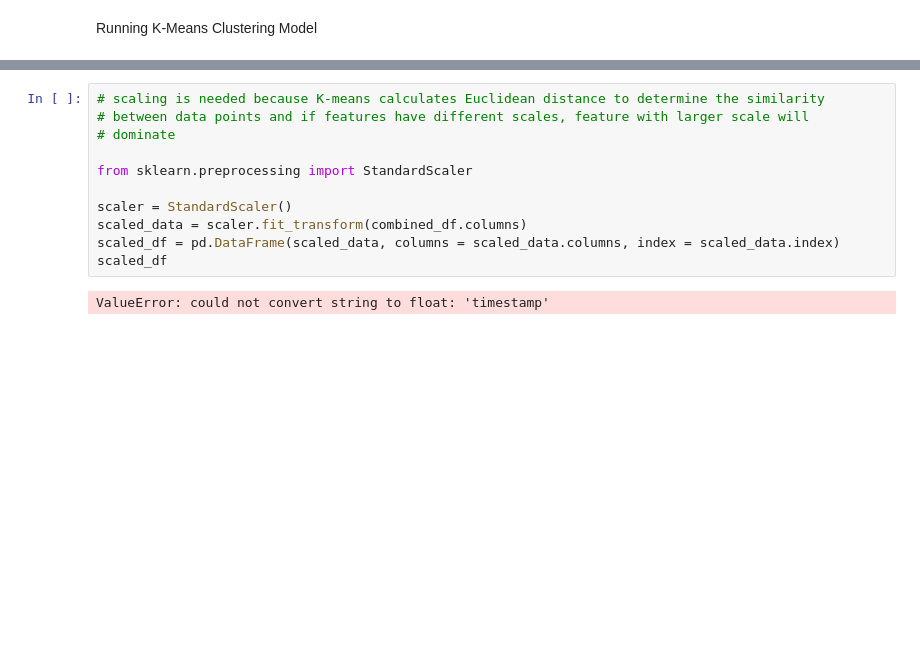
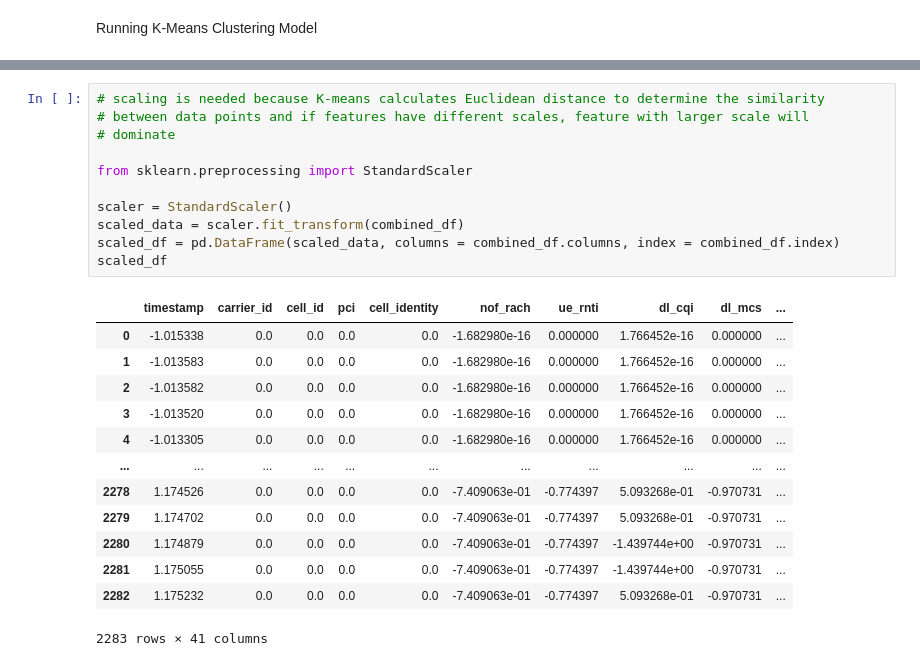
Before and after one commit to rachelchan0324/sense_oran_ml, a Jupyter notebook: mlmodel.ipynb, the cells around one changed output, grey strips where cells are left out. Drawn from its saved outputs; the diff is of its cells as text; blank space fills up the shorter version.

```diff
--- a/mlmodel.ipynb
+++ b/mlmodel.ipynb
@@ -219,13 +205,25 @@ Requirement already satisfied: threadpoolctl>=3.1.0 in ./sklearn-env/lib/python3
 # %%
 # scaling is needed because K-means calculates Euclidean distance to determine the similarity
 # between data points and if features have different scales, feature with larger scale will
 # dominate
 
 from sklearn.preprocessing import StandardScaler
 
 scaler = StandardScaler()
-scaled_data = scaler.fit_transform(combined_df.columns)
-scaled_df = pd.DataFrame(scaled_data, columns = scaled_data.columns, index = scaled_data.index)
+scaled_data = scaler.fit_transform(combined_df)
+scaled_df = pd.DataFrame(scaled_data, columns = combined_df.columns, index = combined_df.index)
 scaled_df
 # %% [output]
+|  | timestamp | carrier_id | cell_id | pci | cell_identity | nof_rach | ue_rnti | dl_cqi | dl_mcs | ... |
+| 0 | -1.015338 | 0.0 | 0.0 | 0.0 | 0.0 | -1.682980e-16 | 0.000000 | 1.766452e-16 | 0.000000 | ... |
+| 1 | -1.013583 | 0.0 | 0.0 | 0.0 | 0.0 | -1.682980e-16 | 0.000000 | 1.766452e-16 | 0.000000 | ... |
+| 2 | -1.013582 | 0.0 | 0.0 | 0.0 | 0.0 | -1.682980e-16 | 0.000000 | 1.766452e-16 | 0.000000 | ... |
+| 3 | -1.013520 | 0.0 | 0.0 | 0.0 | 0.0 | -1.682980e-16 | 0.000000 | 1.766452e-16 | 0.000000 | ... |
+| 4 | -1.013305 | 0.0 | 0.0 | 0.0 | 0.0 | -1.682980e-16 | 0.000000 | 1.766452e-16 | 0.000000 | ... |
+| ... | ... | ... | ... | ... | ... | ... | ... | ... | ... | ... |
+| 2278 | 1.174526 | 0.0 | 0.0 | 0.0 | 0.0 | -7.409063e-01 | -0.774397 | 5.093268e-01 | -0.970731 | ... |
+| 2279 | 1.174702 | 0.0 | 0.0 | 0.0 | 0.0 | -7.409063e-01 | -0.774397 | 5.093268e-01 | -0.970731 | ... |
+| 2280 | 1.174879 | 0.0 | 0.0 | 0.0 | 0.0 | -7.409063e-01 | -0.774397 | -1.439744e+00 | -0.970731 | ... |
+| 2281 | 1.175055 | 0.0 | 0.0 | 0.0 | 0.0 | -7.409063e-01 | -0.774397 | -1.439744e+00 | -0.970731 | ... |
+| 2282 | 1.175232 | 0.0 | 0.0 | 0.0 | 0.0 | -7.409063e-01 | -0.774397 | 5.093268e-01 | -0.970731 | ... |
-ValueError: could not convert string to float: 'timestamp'
+2283 rows × 41 columns
```
Also changed, not shown: parts of 5 cells of this notebook, 5 other files.
